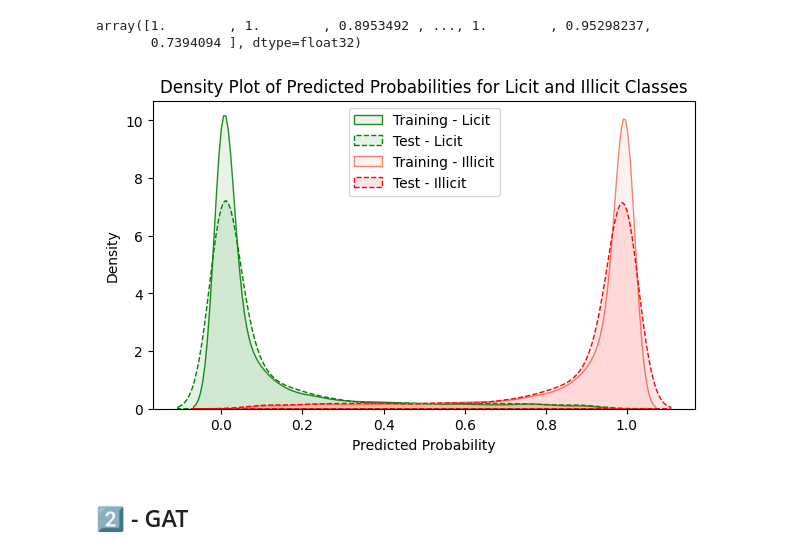
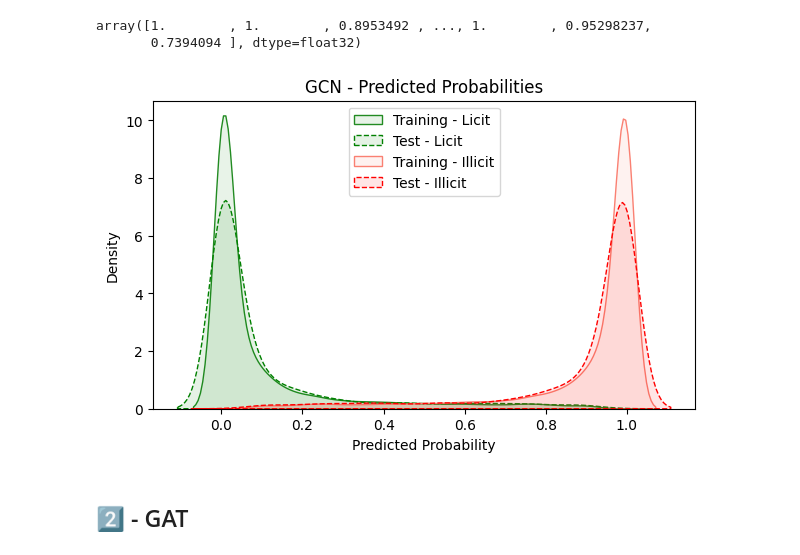
Before and after one commit to PeeteKeesel/kaggle-verse, a Jupyter notebook: bitcoin-transactions-graph-neural-networks.ipynb, the cells around one changed output. Cells and saved outputs as stored; diff of their text form; code cells hidden in the pictures.

Commit message:
Kaggle Notebook | 💰Bitcoin Transactions 🔗 Graph Neural Networks 🪙 | Version 10

```diff
--- a/bitcoin-transactions-graph-neural-networks.ipynb
+++ b/bitcoin-transactions-graph-neural-networks.ipynb
@@ -1130,35 +1130,35 @@ array([1.        , 1.        , 0.8953492 , ..., 1.        , 0.95298237,
 # %%
 ALPHA = 0.1
 
-train_probas_licit = train_probas[:, 0].cpu().numpy()  # Class index 0 corresponds to 'licit'
-train_probas_illicit = train_probas[:, 1].cpu().numpy()  # Class index 1 corresponds to 'illicit'
+train_probas_licit = train_probas[:, 0].cpu().numpy()
+train_probas_illicit = train_probas[:, 1].cpu().numpy()
 
 test_probas_licit = test_probas[:, 0].cpu().numpy()
 test_probas_illicit = test_probas[:, 1].cpu().numpy()
 
 
 # -------- #
 # Plotting #
 # -------- #
 
 plt.figure(figsize=(7, 4))
 
 # Plot licit class probabilities
 sns.kdeplot(train_probas_licit, fill=True, color="forestgreen", linestyle='-', alpha=ALPHA, label="Training - Licit")
 sns.kdeplot(test_probas_licit, fill=True, color="green", linestyle='--', alpha=ALPHA, label="Test - Licit")
 
 # Plot illicit class probabilities
 sns.kdeplot(train_probas_illicit, fill=True, color="salmon", linestyle='-', alpha=ALPHA, label="Training - Illicit")
 sns.kdeplot(test_probas_illicit, fill=True, color="red", linestyle='--', alpha=ALPHA, label="Test - Illicit")
 
-plt.title("Density Plot of Predicted Probabilities for Licit and Illicit Classes")
+plt.title("GCN - Predicted Probabilities")
 plt.xlabel("Predicted Probability")
 plt.ylabel("Density")
 plt.legend(loc="upper center")
 
 plt.show()
 # %% [output]
-[figure, old version]
+[figure, new version]
 # %% [markdown]
 ## 2️⃣ - GAT
 # %%
```
Also changed, not shown: parts of 1 cell of this notebook.
